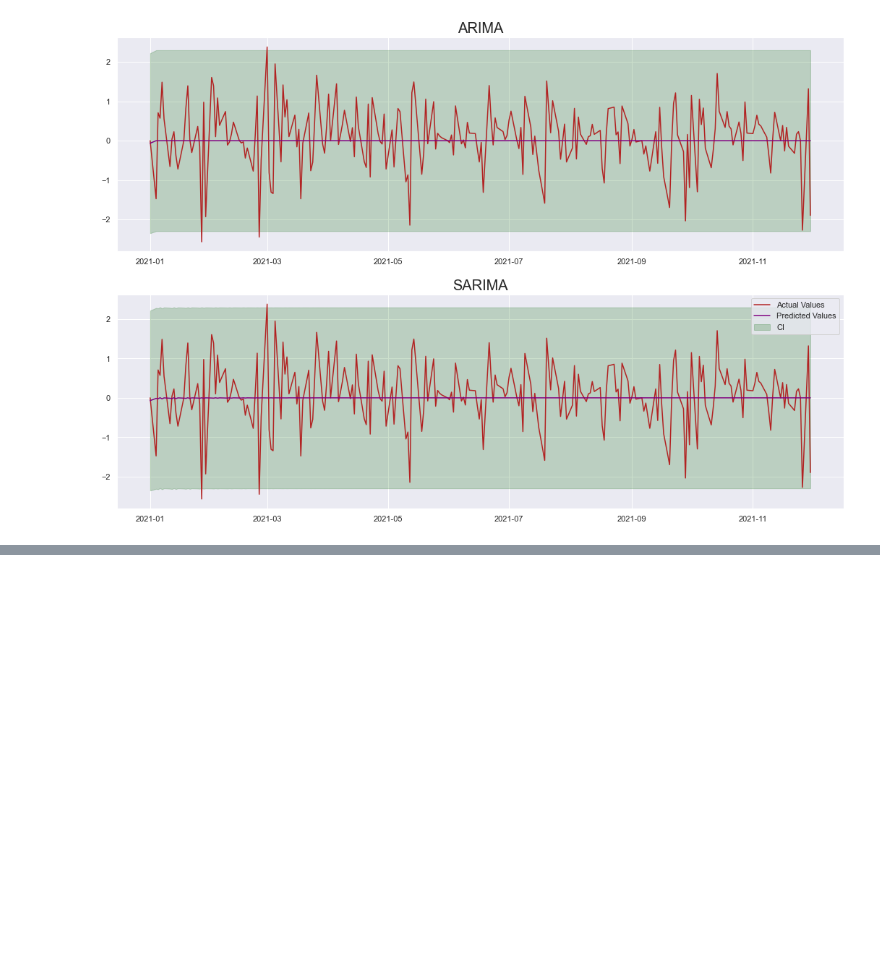
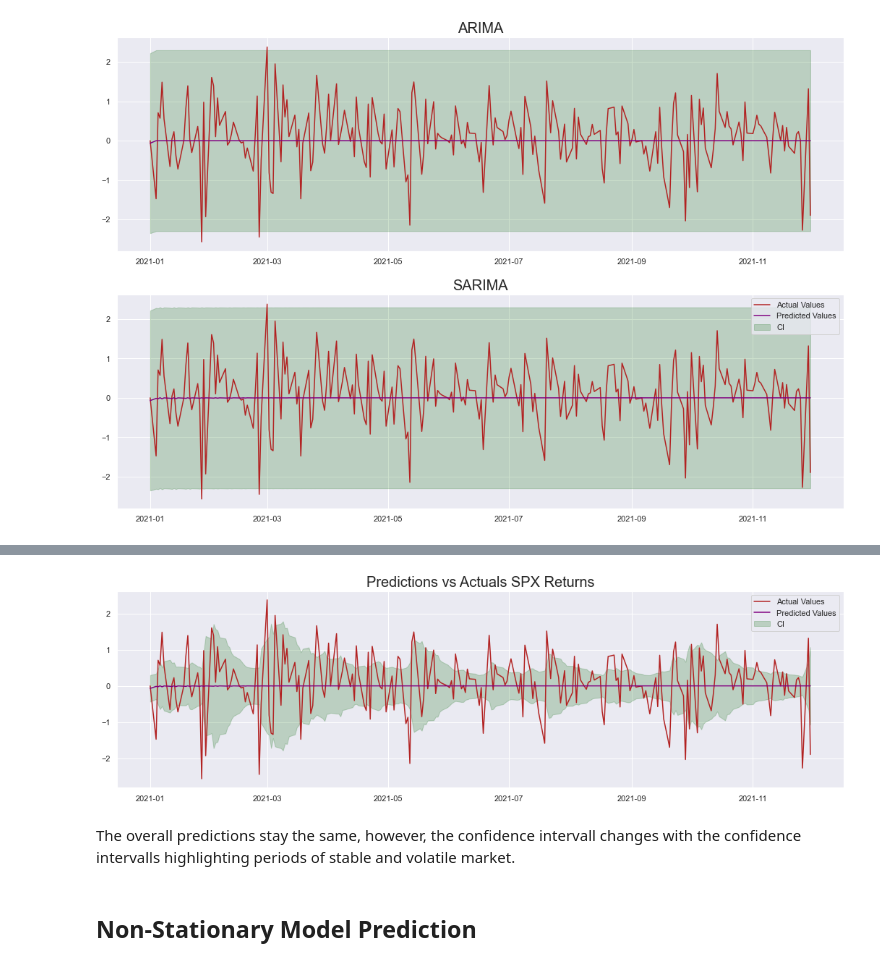
Before and after one commit to drpoxx/statforecast_intro, a Jupyter notebook: forecasting_introduction.ipynb, the cells around one changed output, grey strips where cells are left out. Drawn from its saved outputs; the diff is of its cells as text; code cells hidden in the pictures; blank space fills up the shorter version.

```diff
--- a/forecasting_introduction.ipynb
+++ b/forecasting_introduction.ipynb
@@ -483,0 +577,8 @@ plt.show()
+# %%
+df_residual = df.copy()
+df_residual["returns_residuals"] = df_residual["returns"].shift(1).loc[df_residual.index]
+df_residual.at[df_train.index[0]:df_train.index[-1], "returns_residuals"] = seas_model_results.resid
+
+residual_model = arch_model(df_residual["returns_residuals"][1:], p=2, q=2, vol="GARCH")
+residual_model_results = residual_model.fit(last_obs=df_test.index[0], update_freq=5)
+residual_model_results.summary()
@@ -483,0 +613,20 @@ plt.show()
+# %%
+residual_forecasts = residual_model_results.forecast(reindex=False).residual_variance.loc[df_test.index].values
+
+df_arma_garch_predictions = df_seas_forecast.copy()
+df_arma_garch_predictions["lower ci returns"] = df_arma_garch_predictions["predictions"] - residual_forecasts.reshape(-1,)
+df_arma_garch_predictions["upper ci returns"] = df_arma_garch_predictions["predictions"] + residual_forecasts.reshape(-1,)
+
+fig, ax = plt.subplots(nrows=1, ncols=1, figsize=(18,5))
+ax.plot(df_test["returns"], color="firebrick", label="Actual Values")
+ax.plot(df_arma_garch_predictions["predictions"], color="purple", label="Predicted Values")
+ax.fill_between(df_arma_garch_predictions.index, df_arma_garch_predictions["lower ci returns"], df_arma_garch_predictions["upper ci returns"], color="darkgreen", alpha=0.2, label="CI")
+ax.set_title("Predictions vs Actuals SPX Returns", size=20)
+plt.legend()
+plt.show()
+# %% [output]
+[figure, added]
+# %% [markdown]
+The overall predictions stay the same, however, the confidence intervall changes with the confidence intervalls highlighting periods of stable and volatile market.
+# %% [markdown]
+## Non-Stationary Model Prediction
```
Also changed, not shown: parts of 16 cells of this notebook.
